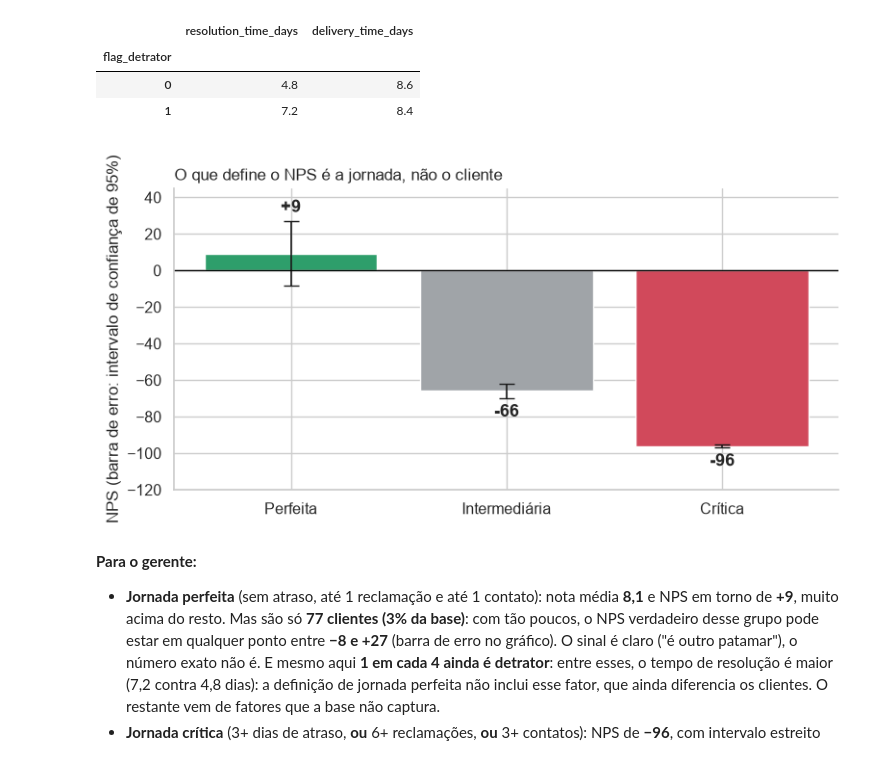
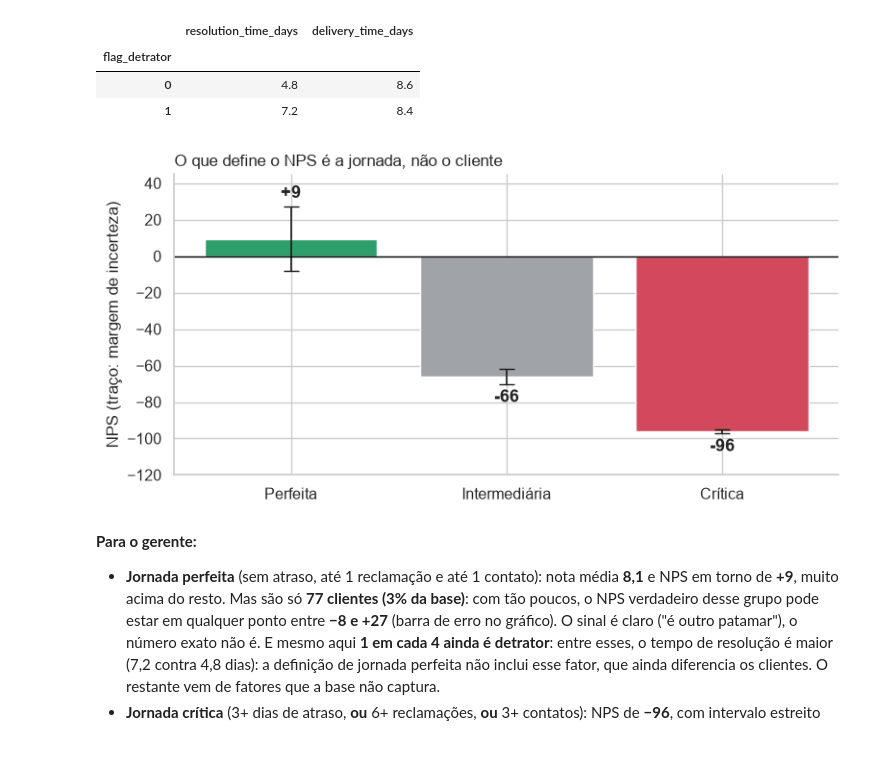
Before and after one commit to CristovaoTorres/techchallenge-fase1-nps, a Jupyter notebook: notebooks/03_eda.ipynb, the cells around one changed output. Drawn from its saved outputs; the diff is of its cells as text; code cells hidden in the pictures.

```diff
--- a/notebooks/03_eda.ipynb
+++ b/notebooks/03_eda.ipynb
@@ -48,6 +48,9 @@ from src.preparacao import (  # noqa: E402 (precisa vir depois do sys.path)
 
 PASTA_FIGURAS = RAIZ_PROJETO / "reports" / "figures"
 PASTA_FIGURAS.mkdir(parents=True, exist_ok=True)
+# Versões sem o título interno, para os slides (o título do slide já traz a mensagem)
+PASTA_FIGURAS_SLIDES = PASTA_FIGURAS / "slides"
+PASTA_FIGURAS_SLIDES.mkdir(exist_ok=True)
 
 # Limiares de leitura usados nos gráficos. O "porquê" de cada um:
 LIMIAR_FORCA_RELEVANTE = 0.15  # abaixo disso a relação é fraca demais para orientar uma ação
@@ -57,13 +60,16 @@ N_MINIMO_CELULA = 30  # células do mapa de calor com menos clientes que isso n
 N_BOOTSTRAP = 2000  # reamostragens para o intervalo de confiança do NPS
 SEMENTE = 42  # torna o bootstrap reproduzível
 NIVEL_SIGNIFICANCIA = 0.05  # p-valor abaixo disso = diferença maior do que o acaso explicaria
+# De 5 dias de atraso em diante há poucos pedidos por dia (34, 14 e 3): nos gráficos dia a dia
+# esses dias viram uma barra só, "5+", para nenhum % se apoiar em 3 clientes
+ATRASO_AGRUPADO = 5
 
 # Paleta única no projeto inteiro (os mesmos tons vão para os slides)
 COR_DETRATOR = "#D1495B"
 COR_NEUTRO = "#A0A4A8"
 COR_PROMOTOR = "#2E9E6B"
 COR_DESTAQUE = COR_DETRATOR  # o destaque dos gráficos é sempre "o que gera detrator"
-COR_BASE = "#6C8EBF"
+COR_BASE = COR_NEUTRO  # barras abaixo do limiar crítico: cinza, como no resto dos slides
 
 sns.set_theme(style="whitegrid", font_scale=1.05)
 plt.rcParams["axes.spines.top"] = False
@@ -416,0 +572,31 @@ Cada célula mostra também quantos clientes ela tem (`n`). As combinações rar
+# %%
+fig, ax = plt.subplots(figsize=(8, 4.2))
+cores_escada = [COR_DETRATOR, COR_NEUTRO, COR_PROMOTOR]
+barras = ax.bar(tabela_escada.index, tabela_escada["nps"], color=cores_escada, width=0.6)
+for barra, (nps, clientes) in zip(barras, tabela_escada[["nps", "clientes"]].to_numpy()):
+    ax.text(
+        barra.get_x() + barra.get_width() / 2,
+        nps + (3 if nps >= 0 else -3),
+        f"{nps:+.0f}",
+        ha="center",
+        va="bottom" if nps >= 0 else "top",
+        fontsize=14,
+        fontweight="bold",
+    )
+ax.set_xticks(
+    range(len(tabela_escada)),
+    [
+        f"{grupo}\n({clientes:_} clientes, {clientes / len(df):.0%})".replace("_", ".")
+        for grupo, clientes in zip(tabela_escada.index, tabela_escada["clientes"])
+    ],
+)
+ax.axhline(0, color="black", lw=1)
+ax.set_ylim(-100, 30)
+ax.set_ylabel("NPS")
+ax.set_title(
+    "Cumprir o prazo ajuda, mas só com entrega e atendimento juntos o NPS fica positivo",
+    loc="left",
+    fontsize=12,
+)
+salvar_figura("03_09_atraso_nao_basta.png")
+plt.show()
@@ -648,35 +860,35 @@ Jornada crítica:  UMA das condições  -> {'delivery_delay_days': '>= 3', 'comp
 erro_inferior = tabela_jornada["nps"] - intervalos.map(lambda ic: ic[0])
 erro_superior = intervalos.map(lambda ic: ic[1]) - tabela_jornada["nps"]
 
 fig, ax = plt.subplots(figsize=(8, 4))
 barras = ax.bar(
     tabela_jornada.index.astype(str),
     tabela_jornada["nps"],
     color=[COR_PROMOTOR, COR_NEUTRO, COR_DETRATOR],
     yerr=[erro_inferior.to_numpy(), erro_superior.to_numpy()],
     capsize=6,
     error_kw={"lw": 1.2},
 )
 # Rótulo fora do intervalo de confiança (acima para NPS positivo, abaixo para negativo)
 for posicao, (nps, ic) in enumerate(zip(tabela_jornada["nps"], intervalos)):
     acima = nps >= 0
     ax.text(
         posicao,
         ic[1] + 3 if acima else ic[0] - 3,
         f"{nps:+.0f}",
         ha="center",
         va="bottom" if acima else "top",
         fontsize=13,
         fontweight="bold",
     )
 ax.axhline(0, color="black", lw=1)
 ax.set_title("O que define o NPS é a jornada, não o cliente", loc="left", fontsize=12)
-ax.set_ylabel("NPS (barra de erro: intervalo de confiança de 95%)")
+ax.set_ylabel("NPS (traço: margem de incerteza)")
 ax.set_ylim(-120, 45)
 salvar_figura("03_08_nps_por_jornada.png")
 plt.show()
 # %% [output]
-[figure, old version]
+[figure, new version]
 # %% [markdown]
 **Para o gerente:**
 - **Jornada perfeita** (sem atraso, até 1 reclamação e até 1 contato): nota média **8,1** e NPS em torno de **+9**, muito acima do resto. Mas são só **77 clientes (3% da base)**: com tão poucos, o NPS verdadeiro desse grupo pode estar em qualquer ponto entre **−8 e +27** (barra de erro no gráfico). O sinal é claro ("é outro patamar"), o número exato não é. E mesmo aqui **1 em cada 4 ainda é detrator**: entre esses, o tempo de resolução é maior (7,2 contra 4,8 dias): a definição de jornada perfeita não inclui esse fator, que ainda diferencia os clientes. O restante vem de fatores que a base não captura.
```
Also changed, not shown: parts of 15 cells of this notebook, 17 other files.
